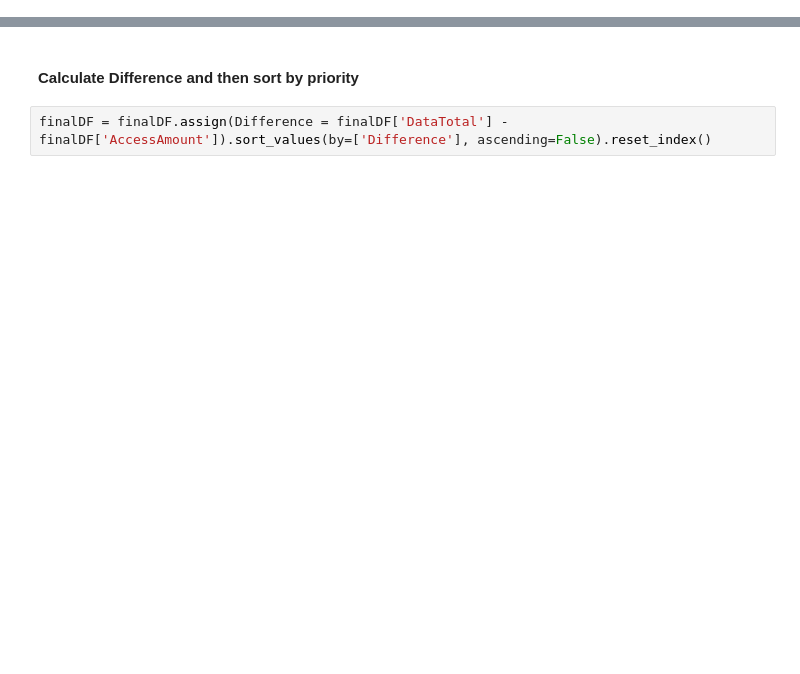
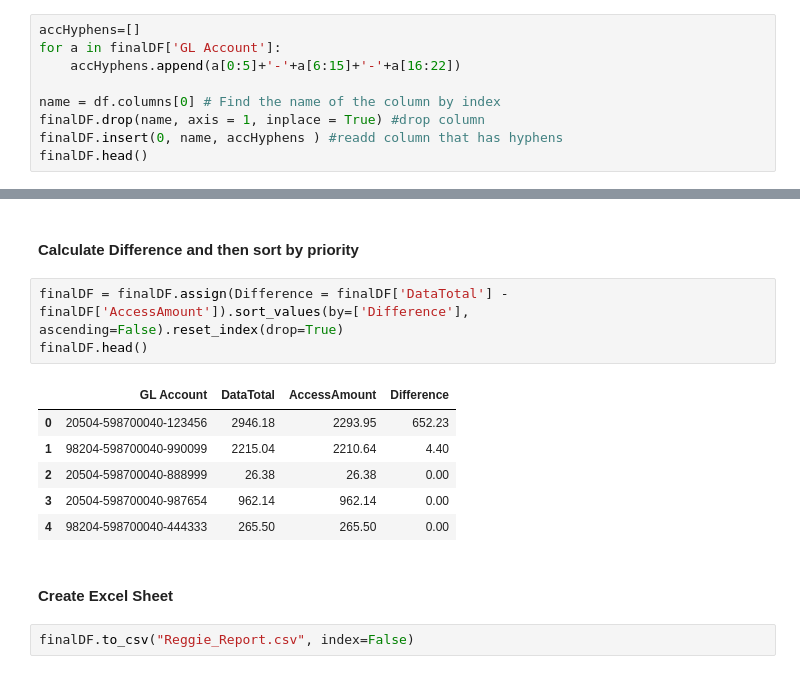
Before and after one commit to ScottySchmidt/accounting-finance-analyst, a Jupyter notebook: AccERP.ipynb, the cells around one changed output, grey strips where cells are left out. Drawn from its saved outputs; the diff is of its cells as text; blank space fills up the shorter version.

Commit message:
Kaggle Notebook | ReggieERP | Version 7

```diff
--- a/AccERP.ipynb
+++ b/AccERP.ipynb
@@ -197,0 +198,9 @@ finalDF.head()
+# %%
+accHyphens=[]
+for a in finalDF['GL Account']:
+    accHyphens.append(a[0:5]+'-'+a[6:15]+'-'+a[16:22])
+
+name = df.columns[0] # Find the name of the column by index
+finalDF.drop(name, axis = 1, inplace = True) #drop column
+finalDF.insert(0, name, accHyphens ) #readd column that has hyphens
+finalDF.head()
@@ -198,7 +214,19 @@ finalDF.head()
 # %% [markdown]
 #### Calculate Difference and then sort by priority
 # %%
-finalDF = finalDF.assign(Difference = finalDF['DataTotal'] - finalDF['AccessAmount']).sort_values(by=['Difference'], ascending=False).reset_index()
+finalDF = finalDF.assign(Difference = finalDF['DataTotal'] - finalDF['AccessAmount']).sort_values(by=['Difference'], ascending=False).reset_index(drop=True)
+finalDF.head()
+# %% [output]
+|  | GL Account | DataTotal | AccessAmount | Difference |
+| 0 | 20504-598700040-123456 | 2946.18 | 2293.95 | 652.23 |
+| 1 | 98204-598700040-990099 | 2215.04 | 2210.64 | 4.40 |
+| 2 | 20504-598700040-888999 | 26.38 | 26.38 | 0.00 |
+| 3 | 20504-598700040-987654 | 962.14 | 962.14 | 0.00 |
+| 4 | 98204-598700040-444333 | 265.50 | 265.50 | 0.00 |
+# %% [markdown]
+#### Create Excel Sheet
+# %%
+finalDF.to_csv("Reggie_Report.csv", index=False)
 # %%
 print("Done. Finished in ", round((time.time()-start), 4), " seconds")
 # %% [output]
```
Also changed, not shown: parts of 6 cells of this notebook.
